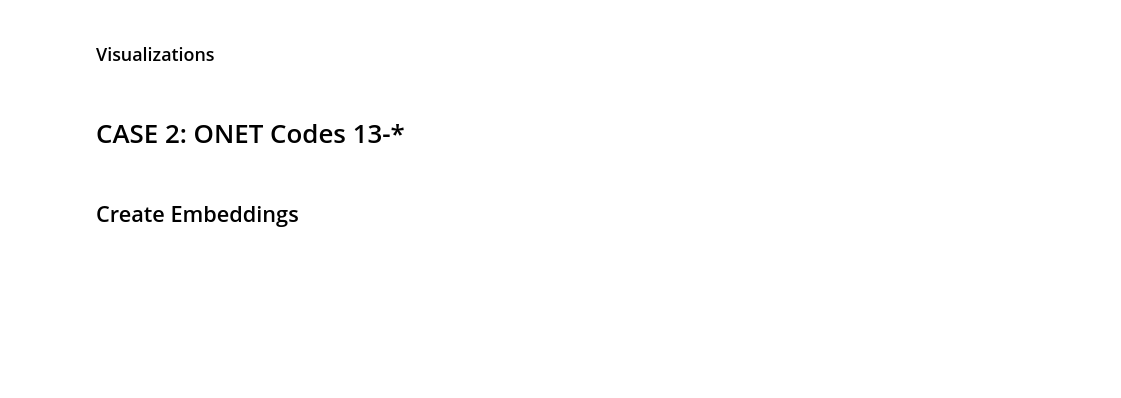
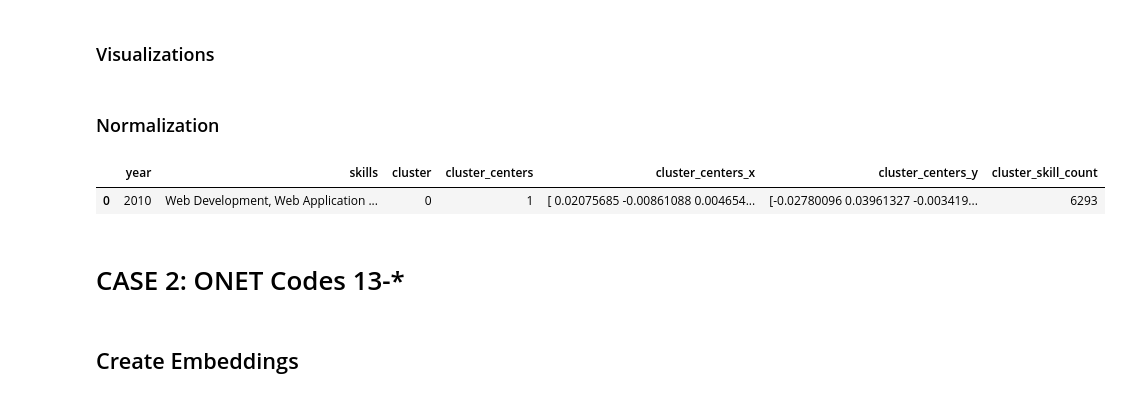
Before and after one commit to RutgersComLab/skill-analysis-media-domain, a Jupyter notebook: code/Skill Trend Analysis.ipynb, the cells around one changed output. Cells and saved outputs as stored; diff of their text form; code cells hidden in the pictures; blank space fills up the shorter version.

Commit message:
Removed year 2021
Updated data, code and results

```diff
--- a/code/Skill Trend Analysis.ipynb
+++ b/code/Skill Trend Analysis.ipynb
@@ -317,3 +304,12 @@ fig = px.line(df, x='year', y='cluster_skill_count', color='cluster', labels=lab
 fig.update_layout(height=500, width=1500, title_text=title)
 fig.update_xaxes(tickmode='linear')
 fig.write_html(onet_line_chart)
+# %% [markdown]
+### Normalization
+# %%
+df = pd.read_csv(onet_cluster_data+".csv", index_col=0)
+# %%
+display(df.head(1))
+# %% [output]
+|  | year | skills | cluster | cluster_centers | cluster_centers_x | cluster_centers_y | cluster_skill_count |
+| 0 | 2010 | Web Development, Web Application ... | 0 | 1 | [ 0.02075685 -0.00861088 0.004654... | [-0.02780096 0.03961327 -0.003419... | 6293 |
```
Also changed, not shown: parts of 56 cells of this notebook, 8 other files.
